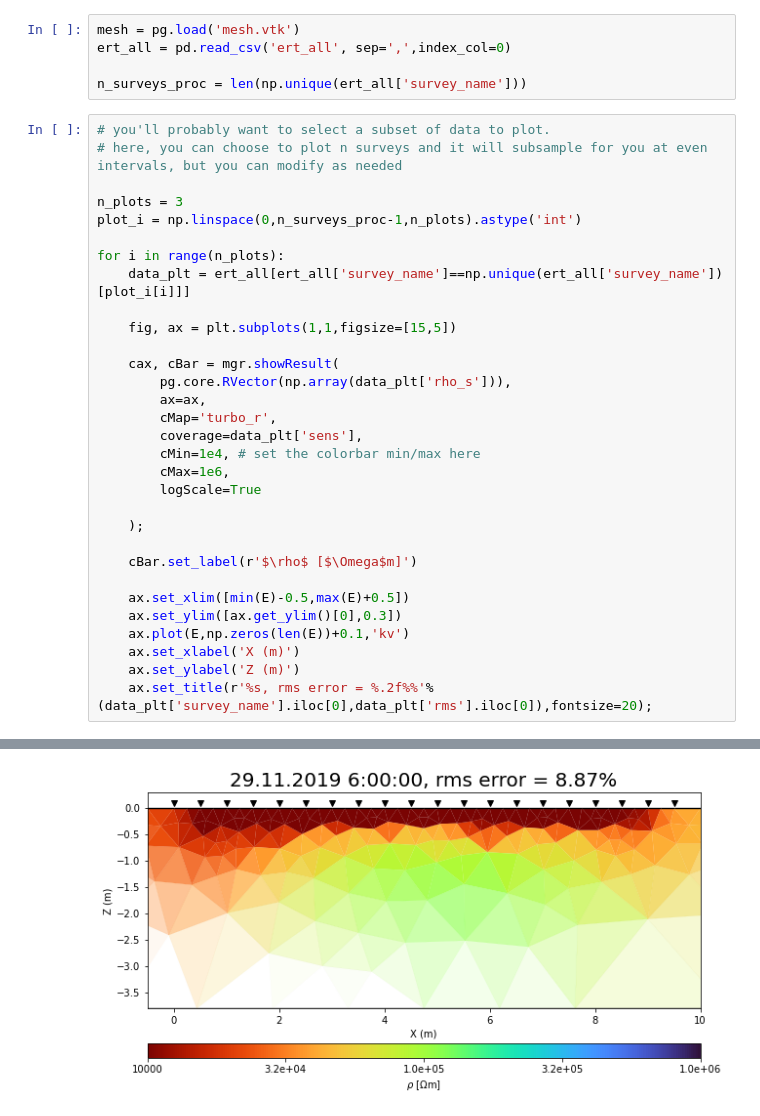
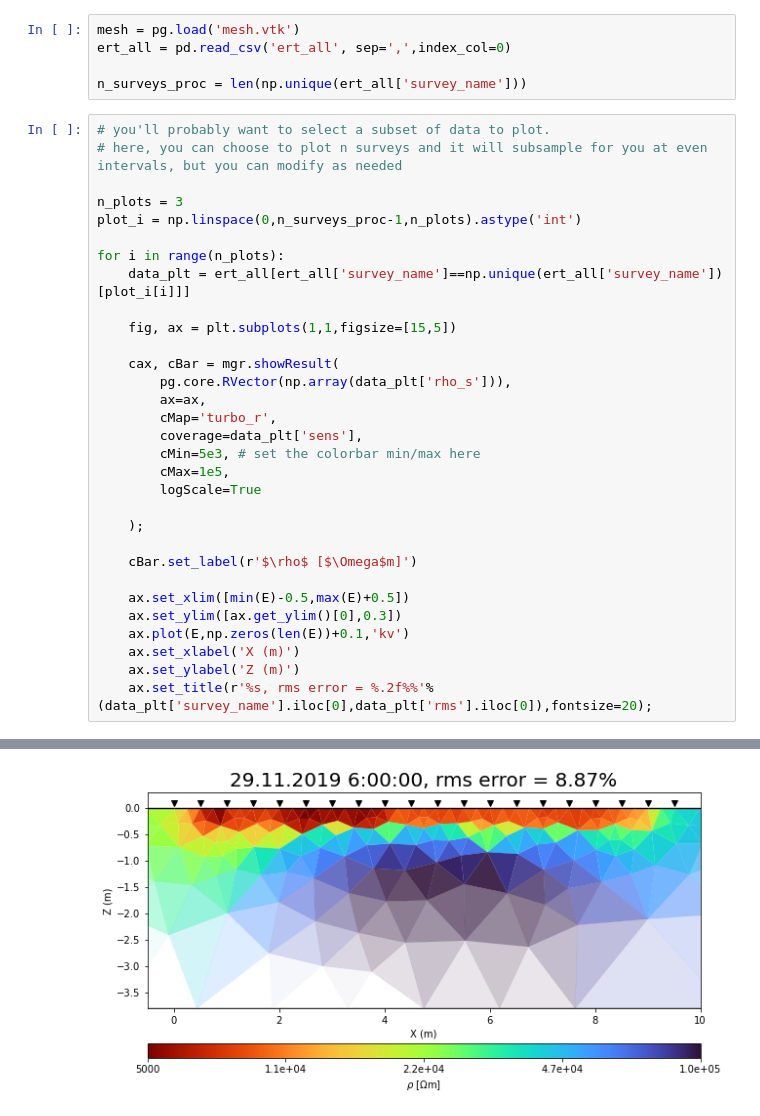
Before and after one commit to teddiherring/permafrost-data-processing, a Jupyter notebook: data_processing_AERT.ipynb, the cells around one changed output, grey strips where cells are left out. Saved outputs shown, nothing was run; the diff lists cells and outputs as text.

Commit message:
changed colorbar

```diff
--- a/data_processing_AERT.ipynb
+++ b/data_processing_AERT.ipynb
@@ -647,8 +647,8 @@ for i in range(n_plots):
         ax=ax,
         cMap='turbo_r',
         coverage=data_plt['sens'],
-        cMin=1e4, # set the colorbar min/max here
-        cMax=1e6,
+        cMin=5e3, # set the colorbar min/max here
+        cMax=1e5,
         logScale=True
 
     );
@@ -667 +667 @@ for i in range(n_plots):
-[figure, old version]
+[figure, new version]
```
Also changed, not shown: parts of 1 cell of this notebook.
